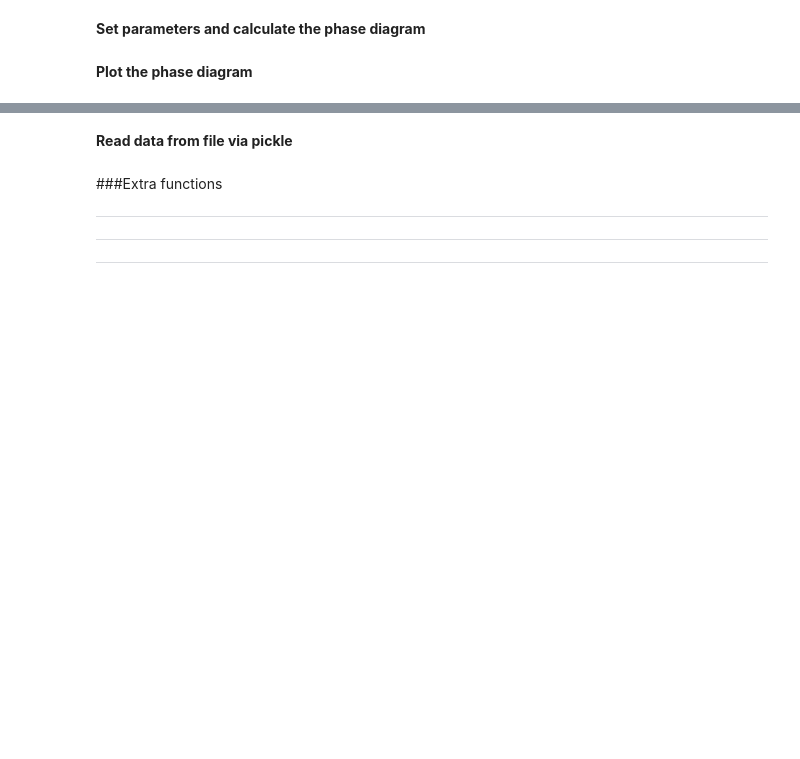
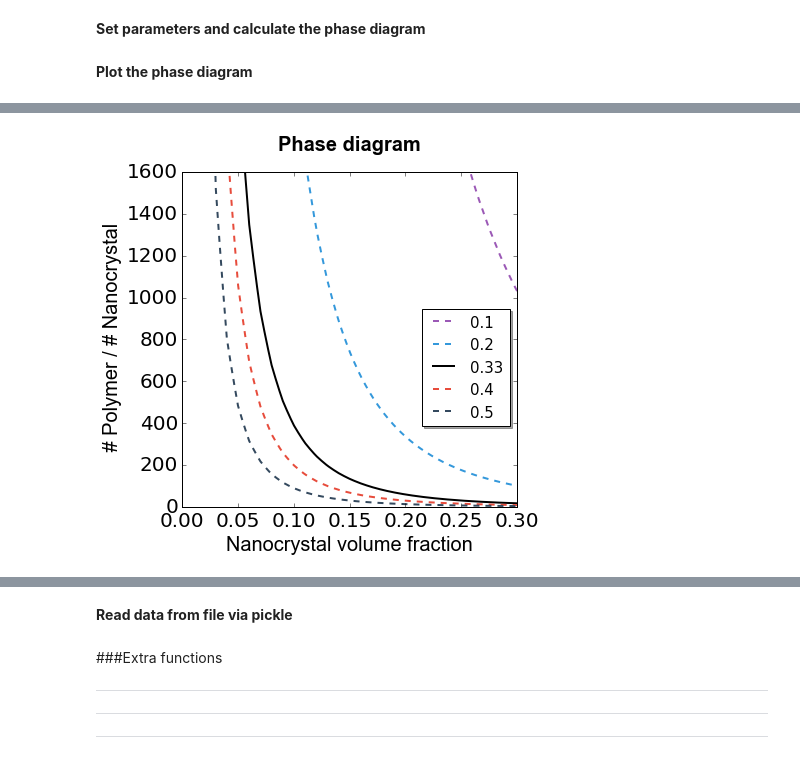
Before and after one commit to rjadrich/depletion_gel_model, a Jupyter notebook: depletion_gel_theory.ipynb, the cells around one changed output, grey strips where cells are left out. Drawn from its saved outputs; the diff is of its cells as text; code cells hidden in the pictures; blank space fills up the shorter version.

```diff
--- a/depletion_gel_theory.ipynb
+++ b/depletion_gel_theory.ipynb
@@ -694,3 +744,63 @@ ValueError: need more than 0 values to unpack
+# %%
+#font scpecifications
+title_font = {'family' : 'arial', 'color'  : 'black', 'weight' : 'heavy','size': 20}
+axis_label_font = {'family' : 'arial', 'color'  : 'black', 'weight' : 'normal','size': 20}
+axescolor = '#f6f6f6'
+
+flatui = ["#9b59b6", "#3498db", "#e74c3c", "#34495e", "#2ecc71"]
+
+#figure size and tick style
+plt.rcParams["figure.figsize"] = [6,6]
+plt.rc('axes',edgecolor='black',linewidth=1)
+plt.tick_params(which='both', axis='both', color='black', length=4, width=0.5)
+plt.rcParams['xtick.direction'] = 'in'
+plt.rcParams['ytick.direction'] = 'in'
+
+#text for labeling regions
+#plt.text(0.025, 370, 'Fluid', fontsize=20, fontdict = axis_label_font)
+#plt.text(0.12, 900.0, 'Phase separated', fontsize=20, fontdict = axis_label_font)
+#plt.text(0.027, 1100.0, 'Gel', fontsize=20, fontdict = axis_label_font)
+
+
+plt.xlabel('Nanocrystal volume fraction', fontsize=20, fontdict = axis_label_font)
+plt.ylabel(' # Polymer / # Nanocrystal', fontsize=20, fontdict = axis_label_font)
+#plt.scatter([0.043, 0.043, 0.043, 0.043], [19, 108, 200, 633], c="none", linestyle = '-', linewidth = 2, edgecolor="#33a6cc", s=90.0)
+#plt.scatter([0.043], [1247], c="#33a6cc", linestyle = '-', linewidth = 2, edgecolor="#33a6cc", s=90.0)
+#plt.plot(boundary[3], boundary[2], c="r", linestyle = '-', linewidth = 2)
+#plt.scatter(boundary[3], boundary[2], c="b", linestyle = '-', linewidth = 2)
+plt.ylim((0,1600))
+plt.xlim((0,0.3))
+
+#fill in where the instability lies
+#lower_bound = [0.0 for x in range(len(boundary[2]))]
+#upper_bound = [20000000.0 for x in range(len(boundary[2]))]
+
+i = 0
+for boundary in boundaries:
+    if boundary[0] == 0.33:
+        plt.plot(boundary[1][3], boundary[1][2], linestyle = '-', linewidth = 2, label = boundary[0], c = 'black')
+    else:
+        plt.plot(boundary[1][3], boundary[1][2], linestyle = '--', linewidth = 2, label = boundary[0], c = flatui[i])
+        i = i + 1
+
+
+legend = plt.legend(shadow = True, frameon = True, fancybox = False, ncol = 1
+                        , fontsize = 15, loc = 'lower right', bbox_to_anchor=(1.0, 0.22))
+frame = legend.get_frame()
+frame.set_facecolor('white')
+frame.set_edgecolor('black')
+
+#plt.fill_between(boundary_2[3], boundary_2[2], upper_bound, alpha=0.5, color='#999999')
+#plt.plot(boundary_0[3], boundary_0[2], c="grey", linestyle = '--', linewidth = 2)
+#plt.plot(boundary_4[3], boundary_4[2], c="grey", linestyle = '--', linewidth = 2)
+#plt.fill_between(boundary[3], upper_bound, lower_bound, alpha=0.5, color='r')
+
+#title and axis labels
+plt.tick_params(axis='both', labelsize=20)
+plt.title("Phase diagram", y=1.05, fontdict = title_font)
+plt.savefig("depletion.png", bbox_inches='tight')
+# %% [output]
+[figure, added]
 # %%
 #font scpecifications
 title_font = {'family' : 'arial', 'color'  : 'black', 'weight' : 'heavy','size': 20}
```
Also changed, not shown: parts of 11 cells of this notebook, 2 other files.
